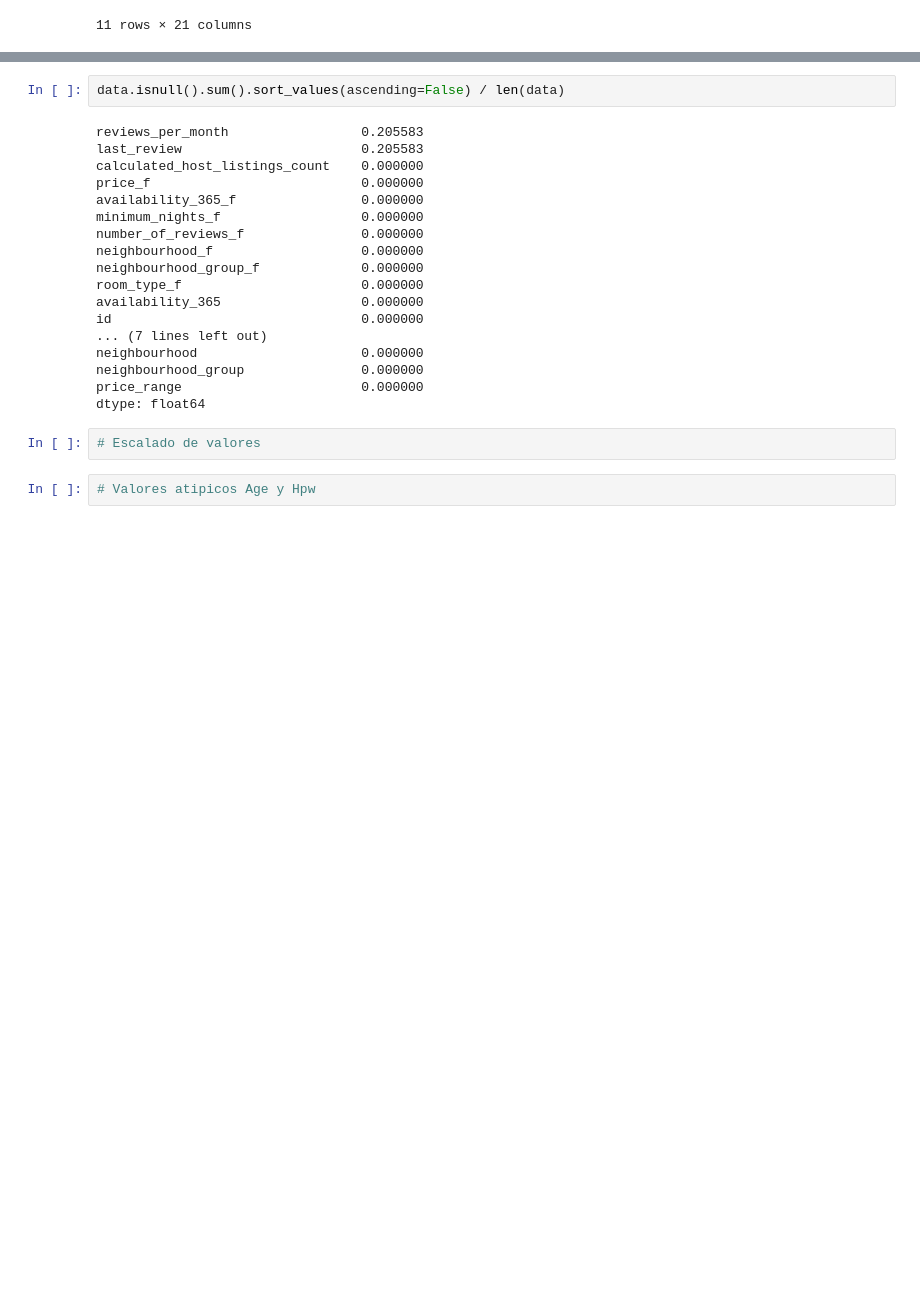
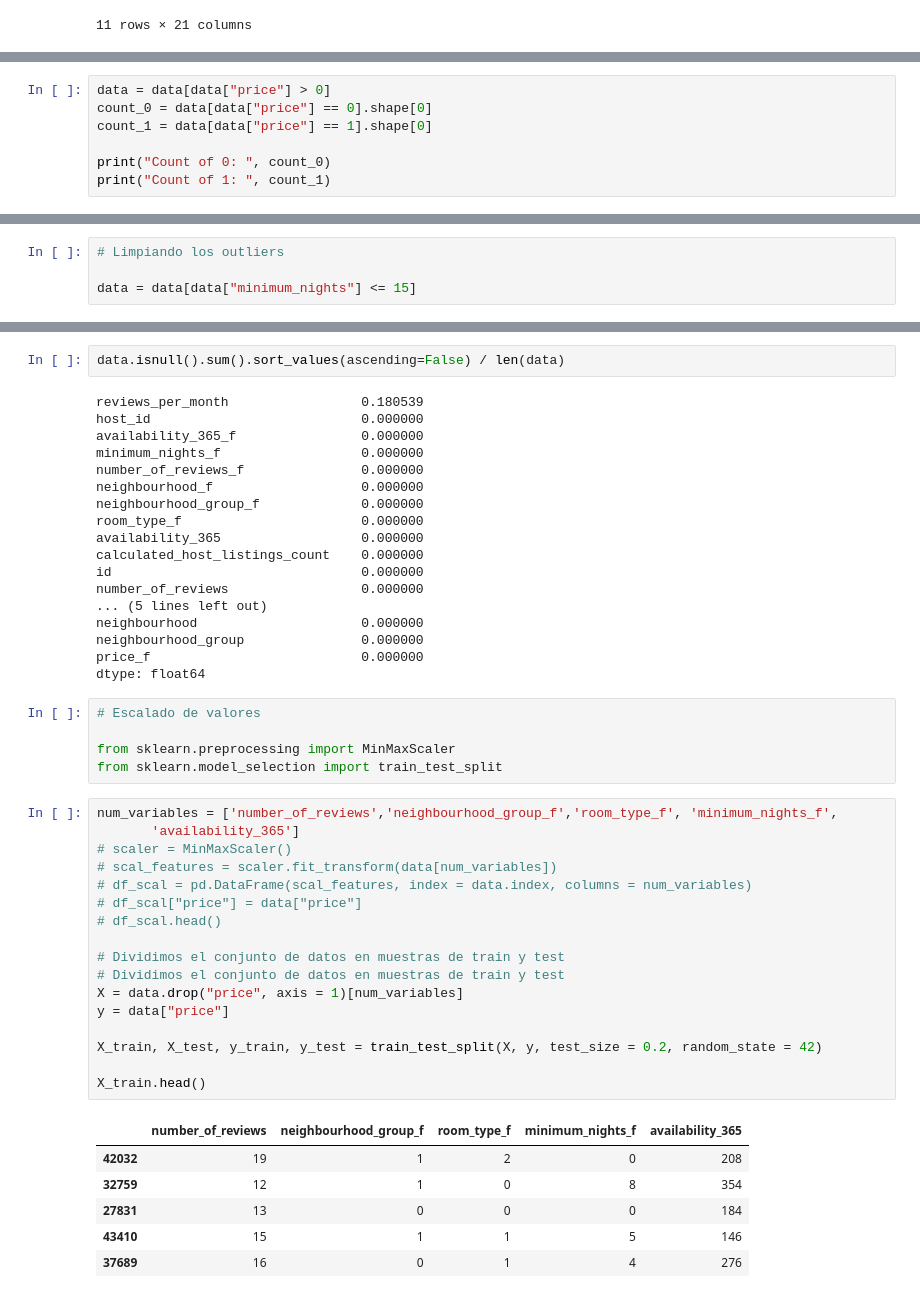
Before and after one commit to amalia1501/machine-learning-python-template, a Jupyter notebook: src/explore.ipynb, the cells around one changed output, grey strips where cells are left out. Drawn from its saved outputs; the diff is of its cells as text; blank space fills up the shorter version.

Commit message:
escalado

```diff
--- a/src/explore.ipynb
+++ b/src/explore.ipynb
@@ -320,0 +376,7 @@ plt.show()
+# %%
+data = data[data["price"] > 0]
+count_0 = data[data["price"] == 0].shape[0]
+count_1 = data[data["price"] == 1].shape[0]
+
+print("Count of 0: ", count_0)
+print("Count of 1: ", count_1)
@@ -320,0 +411,4 @@ plt.show()
+# %%
+# Limpiando los outliers
+
+data = data[data["minimum_nights"] <= 15]
@@ -342,10 +455,8 @@ dtype: int64
 # %%
 data.isnull().sum().sort_values(ascending=False) / len(data)
 # %% [output]
-reviews_per_month                 0.205583
-last_review                       0.205583
-calculated_host_listings_count    0.000000
-price_f                           0.000000
+reviews_per_month                 0.180539
+host_id                           0.000000
 availability_365_f                0.000000
 minimum_nights_f                  0.000000
 number_of_reviews_f               0.000000
@@ -353,13 +464,40 @@ neighbourhood_f                   0.000000
 neighbourhood_group_f             0.000000
 room_type_f                       0.000000
 availability_365                  0.000000
+calculated_host_listings_count    0.000000
 id                                0.000000
-... (7 lines left out)
+number_of_reviews                 0.000000
+... (5 lines left out)
 neighbourhood                     0.000000
 neighbourhood_group               0.000000
-price_range                       0.000000
+price_f                           0.000000
 dtype: float64
-# %%
-# Escalado de valores
-# %%
-# Valores atipicos Age y Hpw
+# %%
+# Escalado de valores
+
+from sklearn.preprocessing import MinMaxScaler
+from sklearn.model_selection import train_test_split
+# %%
+num_variables = ['number_of_reviews','neighbourhood_group_f','room_type_f', 'minimum_nights_f',
+       'availability_365']
+# scaler = MinMaxScaler()
+# scal_features = scaler.fit_transform(data[num_variables])
+# df_scal = pd.DataFrame(scal_features, index = data.index, columns = num_variables)
+# df_scal["price"] = data["price"]
+# df_scal.head()
+
+# Dividimos el conjunto de datos en muestras de train y test
+# Dividimos el conjunto de datos en muestras de train y test
+X = data.drop("price", axis = 1)[num_variables]
+y = data["price"]
+
+X_train, X_test, y_train, y_test = train_test_split(X, y, test_size = 0.2, random_state = 42)
+
+X_train.head()
+# %% [output]
+|  | number_of_reviews | neighbourhood_group_f | room_type_f | minimum_nights_f | availability_365 |
+| 42032 | 19 | 1 | 2 | 0 | 208 |
+| 32759 | 12 | 1 | 0 | 8 | 354 |
+| 27831 | 13 | 0 | 0 | 0 | 184 |
+| 43410 | 15 | 1 | 1 | 5 | 146 |
+| 37689 | 16 | 0 | 1 | 4 | 276 |
```
Also changed, not shown: parts of 15 cells of this notebook.
